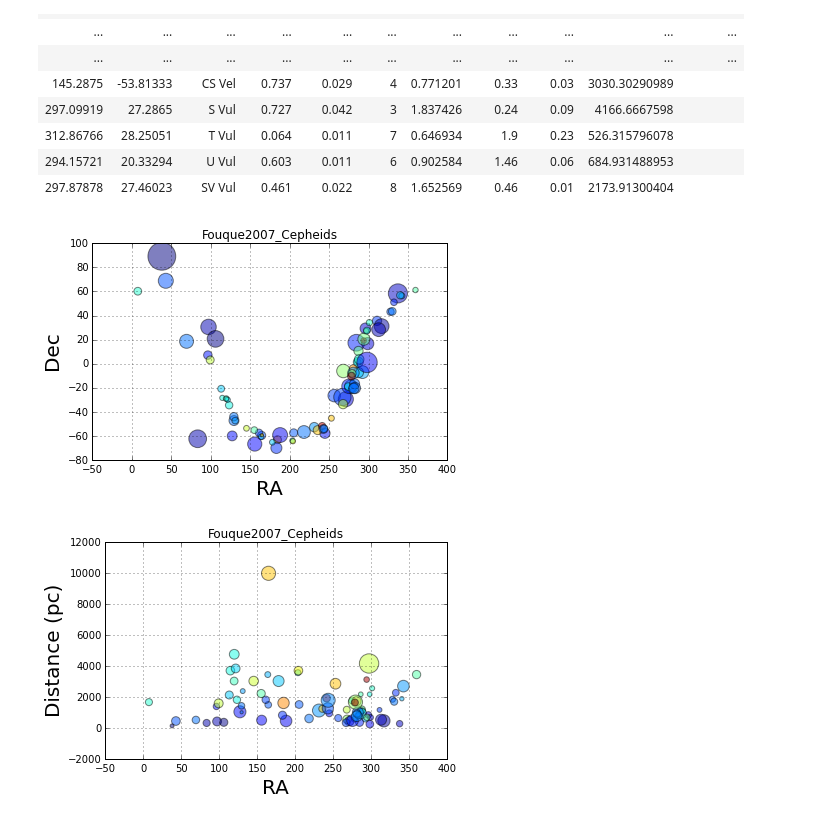
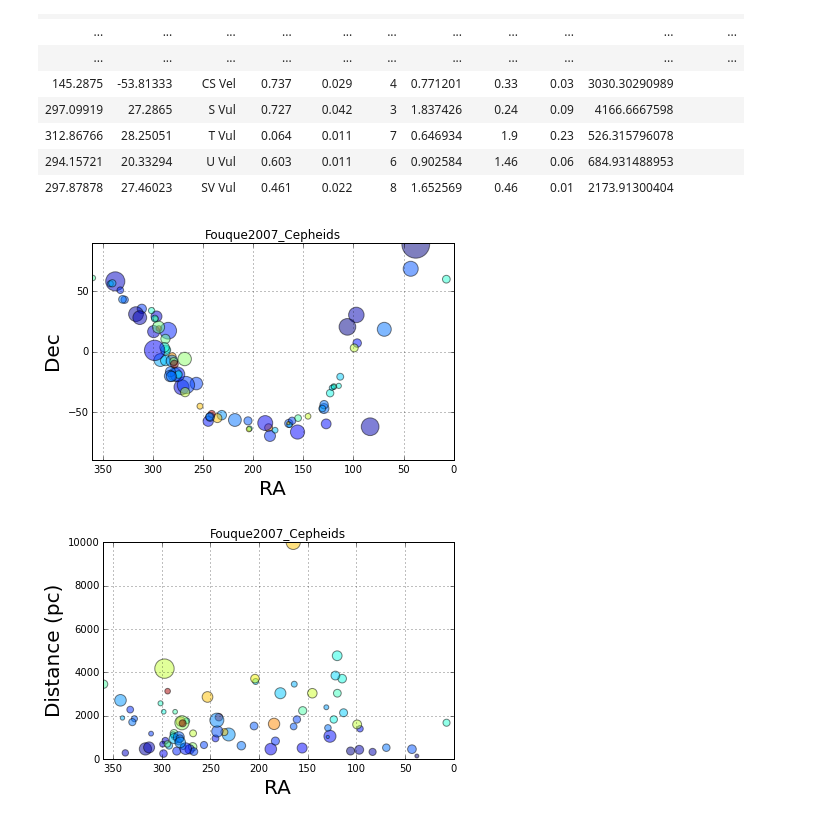
Before and after one commit to AASJournals/Tutorials, a Jupyter notebook: 3D_Objects/Cepheids_3D/Quick Look Cepheid Data.ipynb, the cells around one changed output. Cells and saved outputs as stored; diff of their text form; code cells hidden in the pictures.

```diff
--- a/3D_Objects/Cepheids_3D/Quick Look Cepheid Data.ipynb
+++ b/3D_Objects/Cepheids_3D/Quick Look Cepheid Data.ipynb
@@ -37,26 +38,28 @@ data
 # %%
 fig, ax = plt.subplots()
 ax.scatter(data['_RAJ2000'], data['_DEJ2000'], c=data['E(B-V)'], s=100.*data['plx'], alpha=0.5)
 ax.set_xlabel('RA', fontsize=20)
 ax.set_ylabel('Dec', fontsize=20)
 ax.set_title('Fouque2007_Cepheids')
-ax.xaxis_inverted()
+ax.set_xlim(360,0)
+ax.set_ylim(-90,90)
 ax.grid(True)
 fig.tight_layout()
 
 plt.show()
 # %% [output]
-[figure, old version]
+[figure, new version]
 # %%
 fig, ax = plt.subplots()
 ax.scatter(data['_RAJ2000'], data['Distance'], c=data['E(B-V)'], s=1000.*data['e_plx']/data['plx'], alpha=0.5)
 ax.set_xlabel('RA', fontsize=20)
 ax.set_ylabel('Distance (pc)', fontsize=20)
 ax.set_title('Fouque2007_Cepheids')
-ax.xaxis_inverted()
+ax.set_xlim(360,0)
+ax.set_ylim(0,10000)
 ax.grid(True)
+
 fig.tight_layout()
-
 plt.show()
 # %% [output]
-[figure, old version]
+[figure, new version]
```
Also changed, not shown: parts of 2 cells of this notebook, 1 other file.
